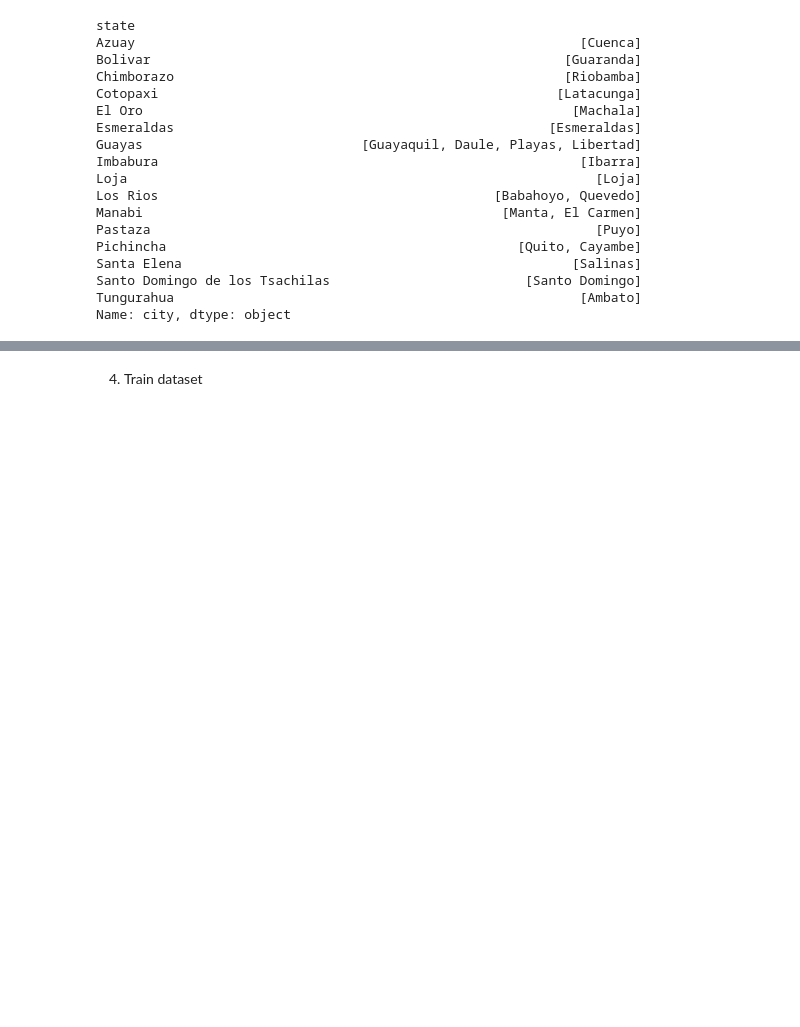
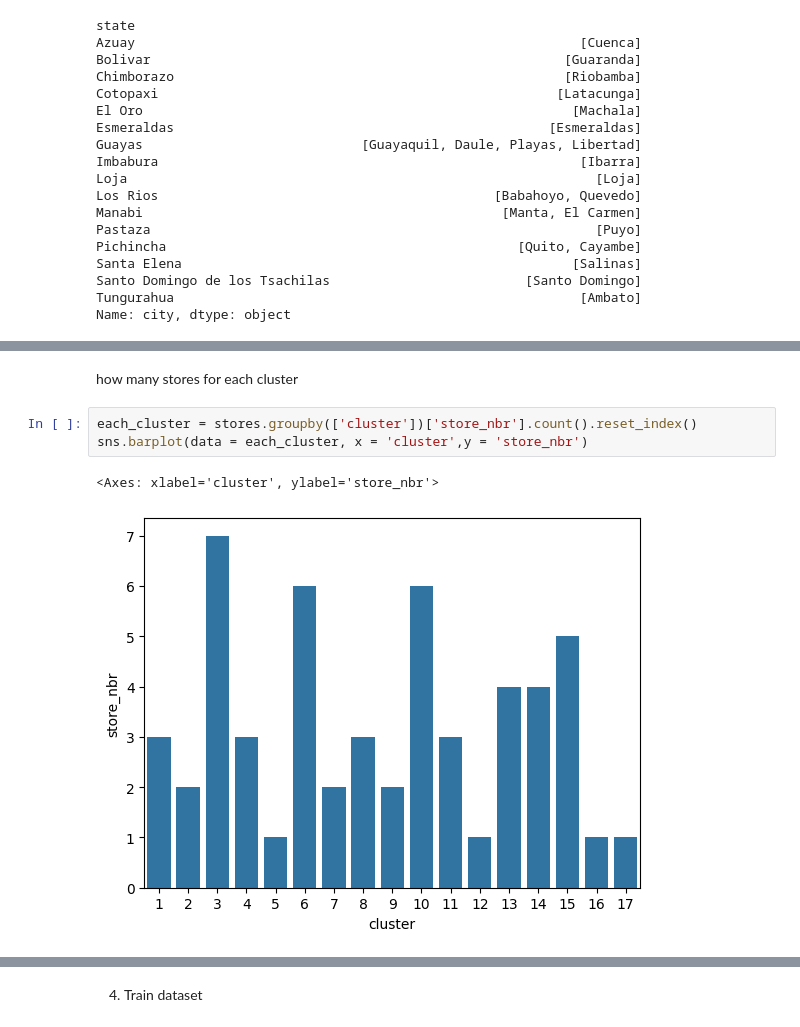
Before and after one commit to acies-udaykiran-rachamsetty/Capstone-Project, a Jupyter notebook: Notebooks/EDA.ipynb, the cells around one changed output, grey strips where cells are left out. Cells and saved outputs as stored; diff of their text form; blank space fills up the shorter version.

```diff
--- a/Notebooks/EDA.ipynb
+++ b/Notebooks/EDA.ipynb
@@ -331,0 +367,8 @@ Name: city, dtype: object
+# %% [markdown]
+how many stores for each cluster
+# %%
+each_cluster = stores.groupby(['cluster'])['store_nbr'].count().reset_index()
+sns.barplot(data = each_cluster, x = 'cluster',y = 'store_nbr')
+# %% [output]
+<Axes: xlabel='cluster', ylabel='store_nbr'>
+[figure, added]
```
Also changed, not shown: parts of 32 cells of this notebook.
